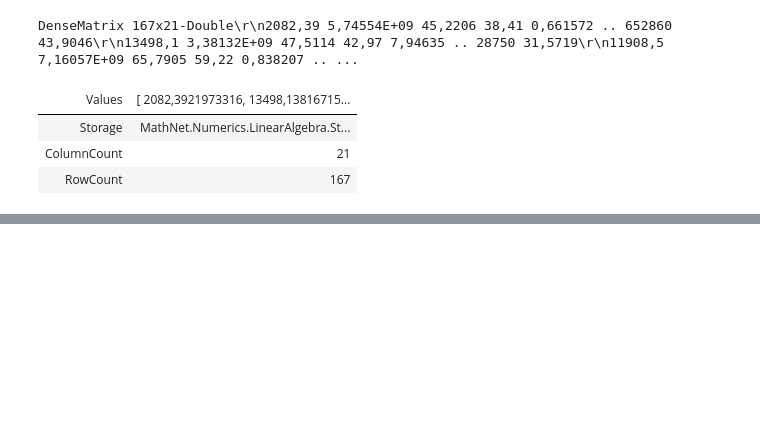
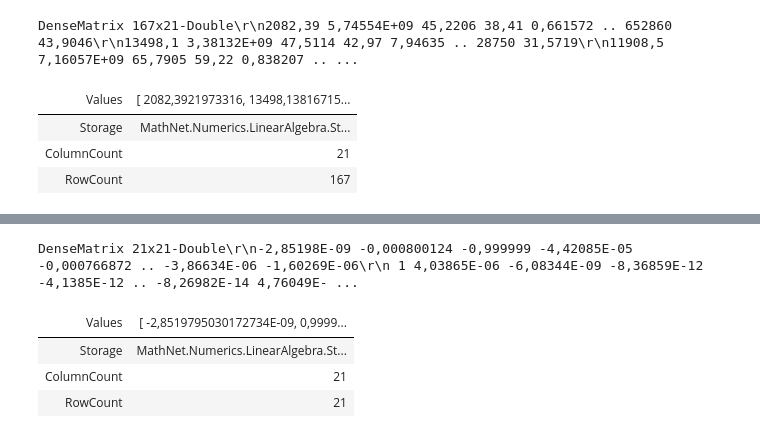
Before and after one commit to agailloty/SharpMiner, a Jupyter notebook: notebook/Compute_PCA.ipynb, the cells around one changed output, grey strips where cells are left out. Saved outputs shown, nothing was run; the diff lists cells and outputs as text; code cells hidden in the pictures; blank space fills up the shorter version.

```diff
--- a/notebook/Compute_PCA.ipynb
+++ b/notebook/Compute_PCA.ipynb
@@ -27,0 +104,8 @@ DenseMatrix 167x21-Double\r\n2082,39 5,74554E+09 45,2206 38,41 0,661572 .. 65286
+# %%
+svd.U
+# %% [output]
+DenseMatrix 21x21-Double\r\n-2,85198E-09 -0,000800124 -0,999999 -4,42085E-05 -0,000766872 .. -3,86634E-06 -1,60269E-06\r\n 1 4,03865E-06 -6,08344E-09 -8,36859E-12 -4,1385E-12 .. -8,26982E-14 4,76049E- ...
+| Values | [ -2,8519795030172734E-09, 0,9999... |
+| Storage | MathNet.Numerics.LinearAlgebra.St... |
+| ColumnCount | 21 |
+| RowCount | 21 |
```
Also changed, not shown: parts of 16 cells of this notebook, 2 other files.
